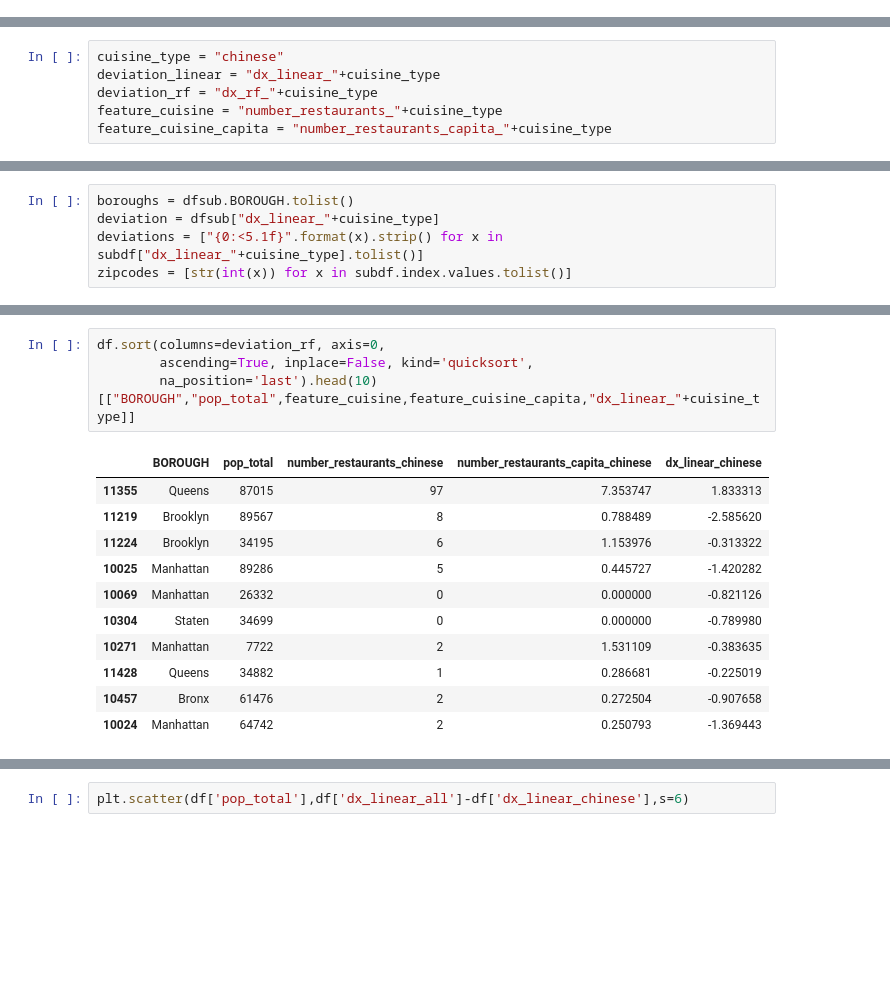
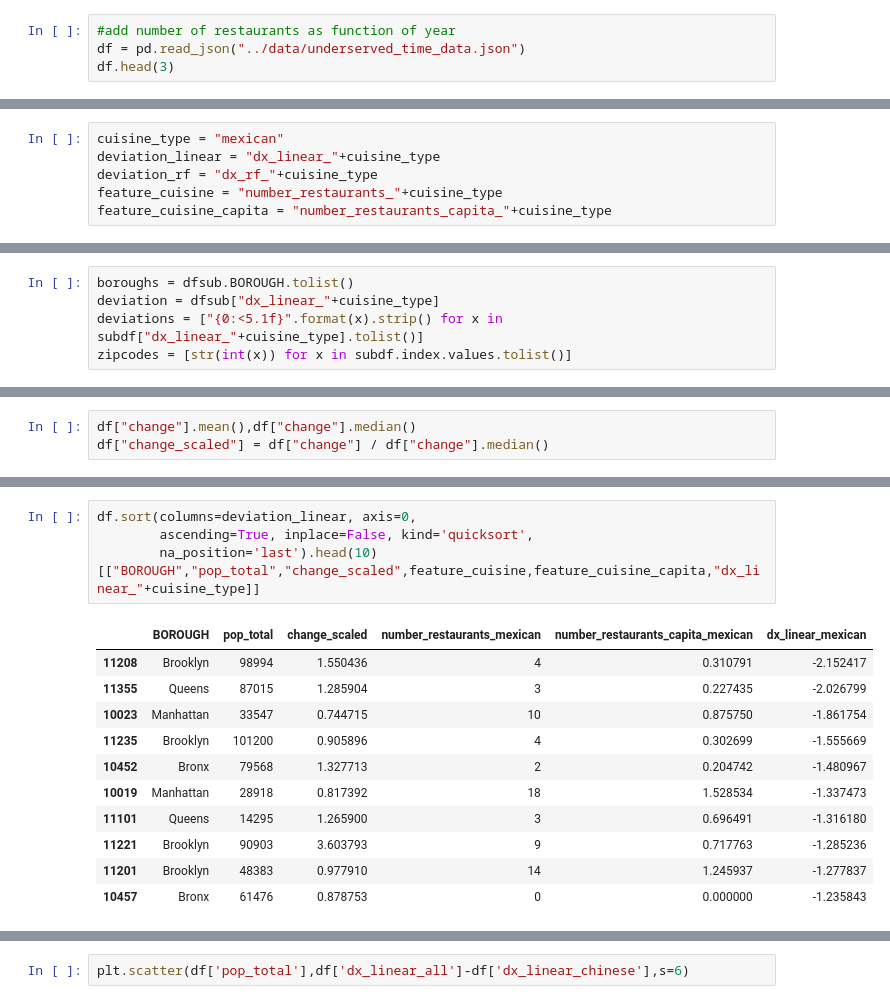
Before and after one commit to luiscvargas/insight_project, a Jupyter notebook: analysis/rank_zipcodes.ipynb, the cells around one changed output, grey strips where cells are left out. Saved outputs shown, nothing was run; the diff lists cells and outputs as text; blank space fills up the shorter version.

Commit message:
update analysis to include time series restaurant data
include new composite score described in underserved_analysis_part2.py

```diff
--- a/analysis/rank_zipcodes.ipynb
+++ b/analysis/rank_zipcodes.ipynb
@@ -125,0 +94,4 @@ Name: BOROUGH, dtype: object
+# %%
+#add number of restaurants as function of year
+df = pd.read_json("../data/underserved_time_data.json")
+df.head(3)
@@ -126,5 +104,5 @@ Name: BOROUGH, dtype: object
 # %%
-cuisine_type = "chinese"
+cuisine_type = "mexican"
 deviation_linear = "dx_linear_"+cuisine_type
 deviation_rf = "dx_rf_"+cuisine_type
 feature_cuisine = "number_restaurants_"+cuisine_type
@@ -180,0 +159,3 @@ zip(zipcodes,boroughs,deviations)
+# %%
+df["change"].mean(),df["change"].median()
+df["change_scaled"] = df["change"] / df["change"].median()
@@ -181,16 +167,16 @@ zip(zipcodes,boroughs,deviations)
 # %%
-df.sort(columns=deviation_rf, axis=0,
+df.sort(columns=deviation_linear, axis=0,
         ascending=True, inplace=False, kind='quicksort',
-        na_position='last').head(10)[["BOROUGH","pop_total",feature_cuisine,feature_cuisine_capita,"dx_linear_"+cuisine_type]]
+        na_position='last').head(10)[["BOROUGH","pop_total","change_scaled",feature_cuisine,feature_cuisine_capita,"dx_linear_"+cuisine_type]]
 # %% [output]
-|  | BOROUGH | pop_total | number_restaurants_chinese | number_restaurants_capita_chinese | dx_linear_chinese |
-| 11355 | Queens | 87015 | 97 | 7.353747 | 1.833313 |
-| 11219 | Brooklyn | 89567 | 8 | 0.788489 | -2.585620 |
-| 11224 | Brooklyn | 34195 | 6 | 1.153976 | -0.313322 |
-| 10025 | Manhattan | 89286 | 5 | 0.445727 | -1.420282 |
-| 10069 | Manhattan | 26332 | 0 | 0.000000 | -0.821126 |
-| 10304 | Staten | 34699 | 0 | 0.000000 | -0.789980 |
-| 10271 | Manhattan | 7722 | 2 | 1.531109 | -0.383635 |
-| 11428 | Queens | 34882 | 1 | 0.286681 | -0.225019 |
-| 10457 | Bronx | 61476 | 2 | 0.272504 | -0.907658 |
-| 10024 | Manhattan | 64742 | 2 | 0.250793 | -1.369443 |
+|  | BOROUGH | pop_total | change_scaled | number_restaurants_mexican | number_restaurants_capita_mexican | dx_linear_mexican |
+| 11208 | Brooklyn | 98994 | 1.550436 | 4 | 0.310791 | -2.152417 |
+| 11355 | Queens | 87015 | 1.285904 | 3 | 0.227435 | -2.026799 |
+| 10023 | Manhattan | 33547 | 0.744715 | 10 | 0.875750 | -1.861754 |
+| 11235 | Brooklyn | 101200 | 0.905896 | 4 | 0.302699 | -1.555669 |
+| 10452 | Bronx | 79568 | 1.327713 | 2 | 0.204742 | -1.480967 |
+| 10019 | Manhattan | 28918 | 0.817392 | 18 | 1.528534 | -1.337473 |
+| 11101 | Queens | 14295 | 1.265900 | 3 | 0.696491 | -1.316180 |
+| 11221 | Brooklyn | 90903 | 3.603793 | 9 | 0.717763 | -1.285236 |
+| 11201 | Brooklyn | 48383 | 0.977910 | 14 | 1.245937 | -1.277837 |
+| 10457 | Bronx | 61476 | 0.878753 | 0 | 0.000000 | -1.235843 |
```
Also changed, not shown: parts of 28 cells of this notebook, 5 other files.
